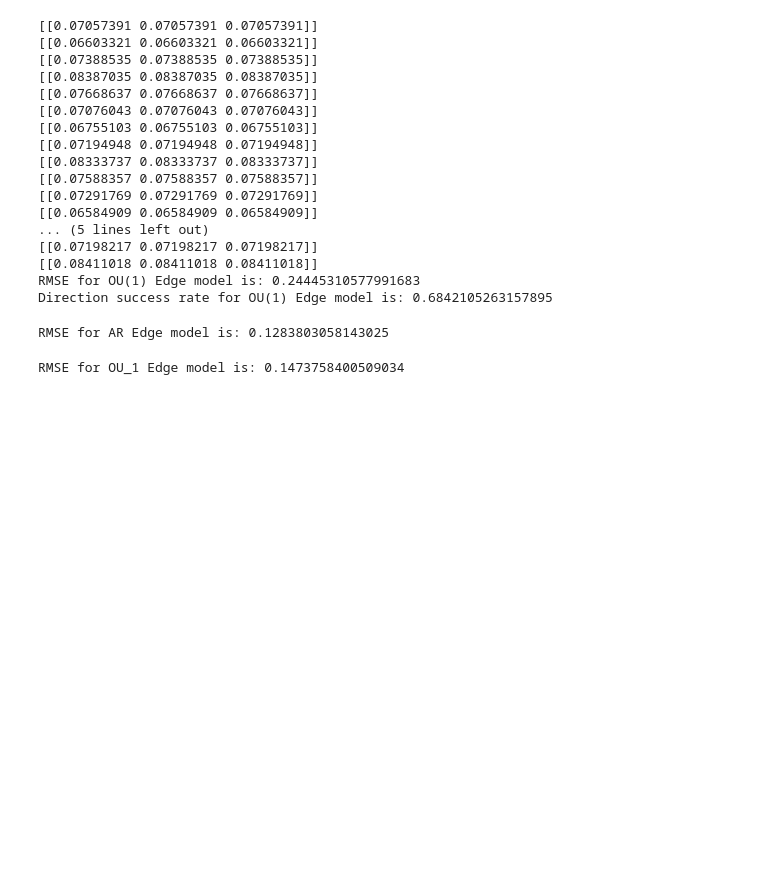
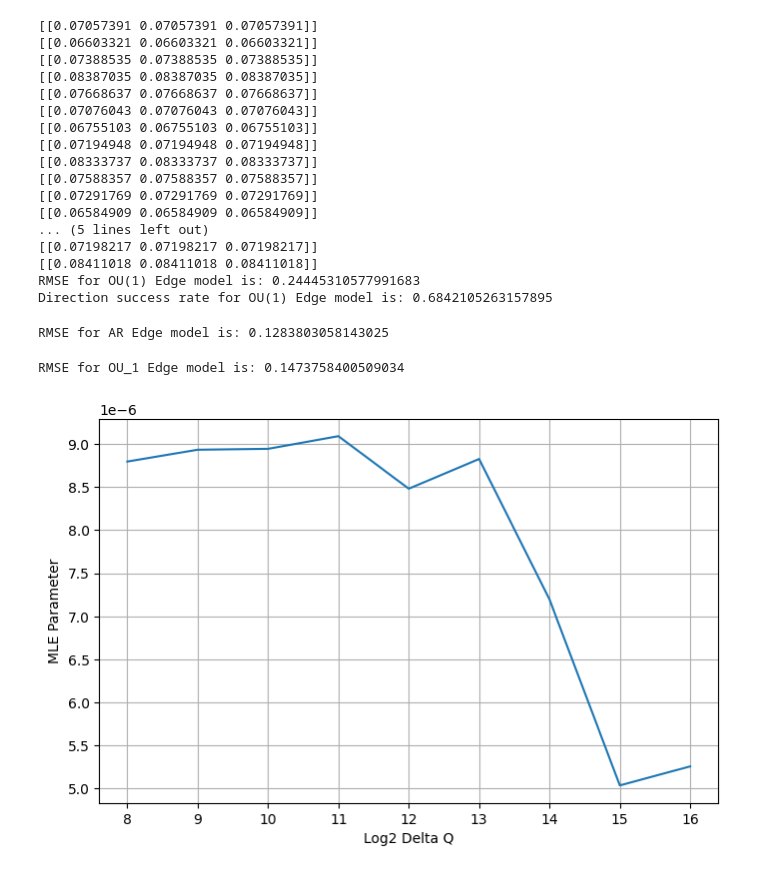
Before and after one commit to jiamingchen13/GraphOUEdge, a Jupyter notebook: Untitled.ipynb, the cells around one changed output. Saved outputs shown, nothing was run; the diff lists cells and outputs as text; code cells hidden in the pictures; blank space fills up the shorter version.

```diff
--- a/Untitled.ipynb
+++ b/Untitled.ipynb
@@ -168,7 +156,7 @@ Y = corr_data[Adj[1]].T
 
 # Set time grids
 P_ = np.array([i for i in range(Y.shape[1])])
-delta = 5
+delta = 1
 Q_ = np.append(P_[::delta], P_[-1]) if (Y.shape[1] - 1) % delta != 0 else P_[::delta]
 
 # Testing data
@@ -302,3 +251,35 @@ print(f'RMSE for grOU_2_[1_1] Edge model is: {RMSE_grOU_2_1_1}')
 forecast_grOU_2_2_1 = np.load('./data/LOBSTERdata/output/train/aggregate/forecast_grOU_2_[2_1].npy')
 RMSE_grOU_2_2_1 = np.sqrt(np.mean((forecast_grOU_2_2_1 - test_set) ** 2))
 print(f'RMSE for grOU_2_[2_1] Edge model is: {RMSE_grOU_2_2_1}')
+# %%
+# Load simulation data
+with open('./data/LOBSTERdata/output/train/aggregate/sim.npy', 'rb') as f:
+    sim = np.load(f)
+
+P_ = np.array([i for i in range(MCAR.shape[2])])
+Adj_L_OU = [np.zeros((1, 1)) for _ in range(1)]
+W_C_OU = edge_weight(Adj_L_OU)
+alphas_OU = []
+
+for j in range(8,17):
+    Q_ = np.append(P_[::2**j], P_[-1]) if (MCAR.shape[2] - 1) % 2**j != 0 else P_[::2**j]
+    X_OU = GraphOUEdge([1], 1, 1, Adj_L_OU, W_C_OU, 'data\\LOBSTERdata\\output\\train\\aggregate', 'plots')
+    X_OU.estimate_unknown_Levy(MCAR[3], P_, Q_, 'OU',f'{jump_activity}')
+    b_OU = np.load(f'./data/LOBSTERdata/output/train/aggregate/MCAR_estimates_b_{jump_activity}.npy')
+    Sigma_OU = np.load(f'./data/LOBSTERdata/output/train/aggregate/MCAR_estimates_Sigma_{jump_activity}.npy')
+    theta_hat_OU, _, _ = estimate_OU_drift(MCAR[3], [1], 1, P_, Q_, b_OU, None, Sigma_OU, with_cov=True, is_global=False)
+    alphas_OU.append(theta_hat_OU)
+
+df = pd.DataFrame(np.array(alphas_OU).reshape(9))
+with open('./data/LOBSTERdata/output/train/aggregate/sim_param.npy', 'wb') as f:
+    np.save(f, df)
+
+# Plot MLE versus different Delta Q scales
+plt.figure(figsize=(8,5))
+plt.plot(range(8,17), df[0])
+plt.xlabel("Log2 Delta Q")
+plt.ylabel("MLE Parameter")
+plt.grid(True)
+plt.show()
+# %% [output]
+[figure, added]
```
Also changed, not shown: parts of 19 cells of this notebook.
